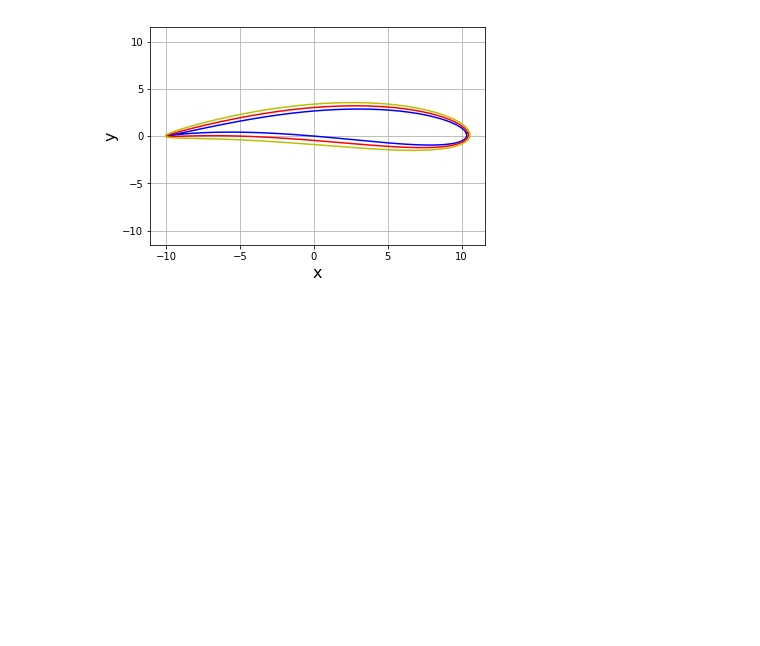
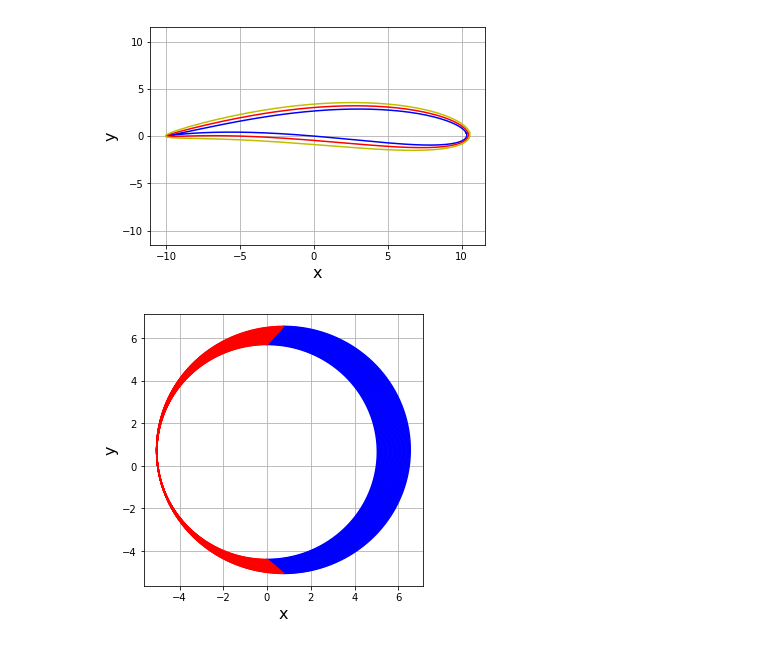
Before and after one commit to subhashnerella/rwork, a Jupyter notebook: Joukowski_with_camber.ipynb, the cells around one changed output. Drawn from its saved outputs; the diff is of its cells as text; code cells hidden in the pictures; blank space fills up the shorter version.

```diff
--- a/Joukowski_with_camber.ipynb
+++ b/Joukowski_with_camber.ipynb
@@ -163,3 +166,24 @@ pyplot.plot(Xe2, Ye2, color='y')
 # %% [output]
 [<matplotlib.lines.Line2D at 0x...>]
 [figure]
+# %%
+theta1=numpy.linspace(-numpy.pi/2,numpy.pi/2,150)
+theta2=numpy.linspace(numpy.pi/2,3*numpy.pi/2,150)
+rgamma=numpy.linspace(1,g,41)*(a**2+cc**2)**0.5
+
+gamma_mat1, theta_mat1=numpy.meshgrid(rgamma,theta1)
+gamma_mat2, theta_mat2=numpy.meshgrid(rgamma,theta2)
+X = gamma_mat1 * numpy.cos(theta_mat1)+(1-gamma)*a
+Y = gamma_mat1 * numpy.sin(theta_mat1)+gamma*cc
+X2 = gamma_mat2 * numpy.cos(theta_mat2)+(1-gamma)*a
+Y2 = gamma_mat2 * numpy.sin(theta_mat2)+gamma*cc
+# %%
+size = 5
+pyplot.figure(figsize=(size, size))
+pyplot.xlabel('x', fontsize=16)
+pyplot.ylabel('y', fontsize=16)
+pyplot.grid(True)
+pyplot.plot(X, Y, color='b');
+pyplot.plot(X2, Y2, color='r');
+# %% [output]
+[figure, added]
```
Also changed, not shown: parts of 4 cells of this notebook.
